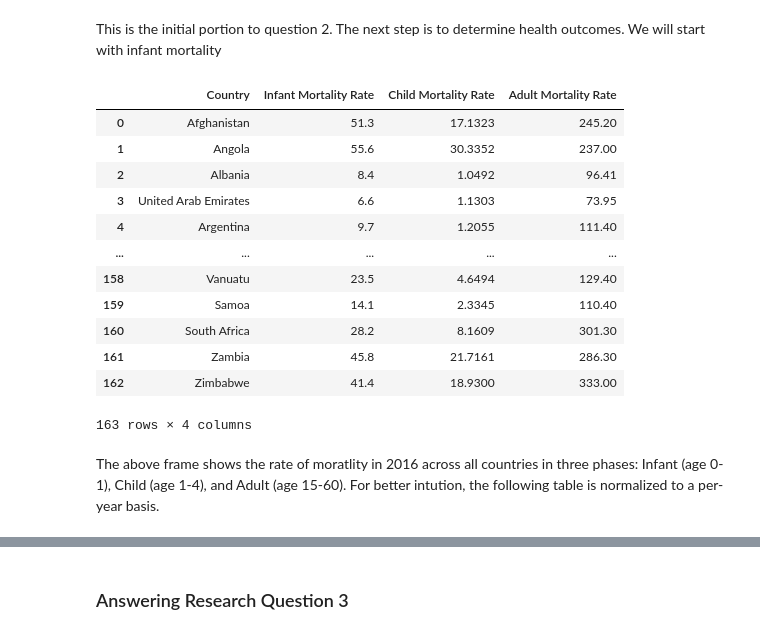
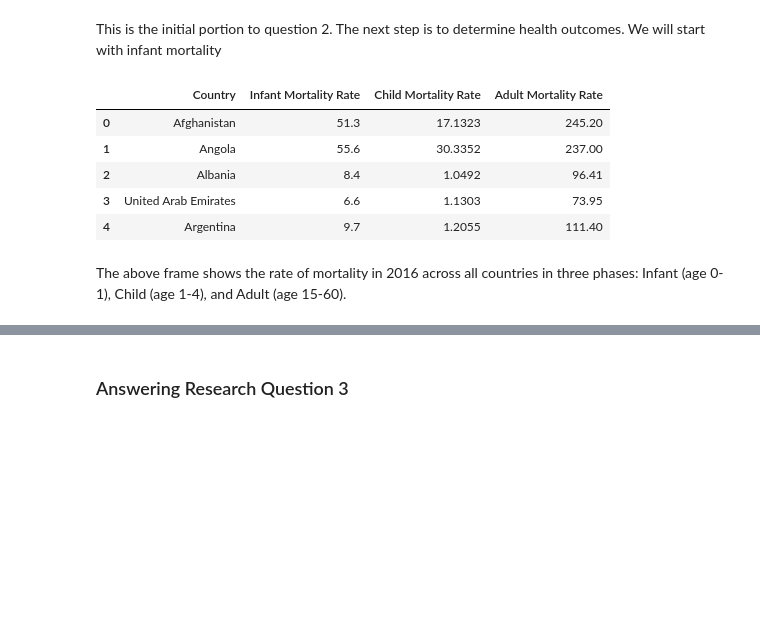
Before and after one commit to Sunil-Narayan/367FinalSunilNarayan, a Jupyter notebook: Final Project.ipynb, the cells around one changed output, grey strips where cells are left out. Cells and saved outputs as stored; diff of their text form; code cells hidden in the pictures; blank space fills up the shorter version.

```diff
--- a/Final Project.ipynb
+++ b/Final Project.ipynb
@@ -97,28 +86,21 @@ This is the initial portion to question 2. The next step is to determine health
 # %%
 CMF = CMF[CMF['Bounds'] == "Median"]
 CMF = CMF.drop(columns=['Bounds'])
 AMF = AMF[AMF.Dim1 == "Both sexes"]
 AMF = AMF[AMF.Period == 2016]
 AMF = AMF.drop(columns=['Period', 'Dim1'])
 AMF = AMF.rename(columns = {'Location':'Country'})
 
 #Mortality Frame
 MF = IMF.merge(CMF)
 MF = MF.merge(AMF)
-MF
+MF.head()
 # %% [output]
 |  | Country | Infant Mortality Rate | Child Mortality Rate | Adult Mortality Rate |
 | 0 | Afghanistan | 51.3 | 17.1323 | 245.20 |
 | 1 | Angola | 55.6 | 30.3352 | 237.00 |
 | 2 | Albania | 8.4 | 1.0492 | 96.41 |
 | 3 | United Arab Emirates | 6.6 | 1.1303 | 73.95 |
 | 4 | Argentina | 9.7 | 1.2055 | 111.40 |
-| ... | ... | ... | ... | ... |
-| 158 | Vanuatu | 23.5 | 4.6494 | 129.40 |
-| 159 | Samoa | 14.1 | 2.3345 | 110.40 |
-| 160 | South Africa | 28.2 | 8.1609 | 301.30 |
-| 161 | Zambia | 45.8 | 21.7161 | 286.30 |
-| 162 | Zimbabwe | 41.4 | 18.9300 | 333.00 |
-163 rows × 4 columns
 # %% [markdown]
-The above frame shows the rate of moratlity in 2016 across all countries in three phases: Infant (age 0-1), Child (age 1-4), and Adult (age 15-60). For better intution, the following table is normalized to a per-year basis.
+The above frame shows the rate of mortality in 2016 across all countries in three phases: Infant (age 0-1), Child (age 1-4), and Adult (age 15-60).
```
Also changed, not shown: parts of 22 cells of this notebook, 2 other files.
